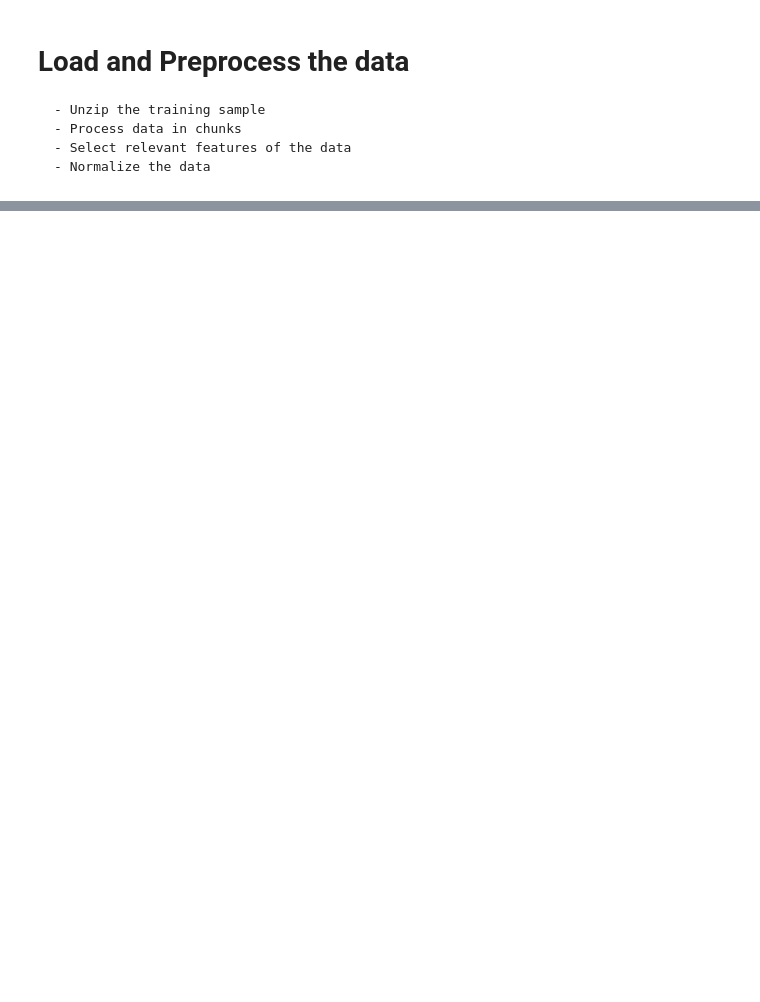
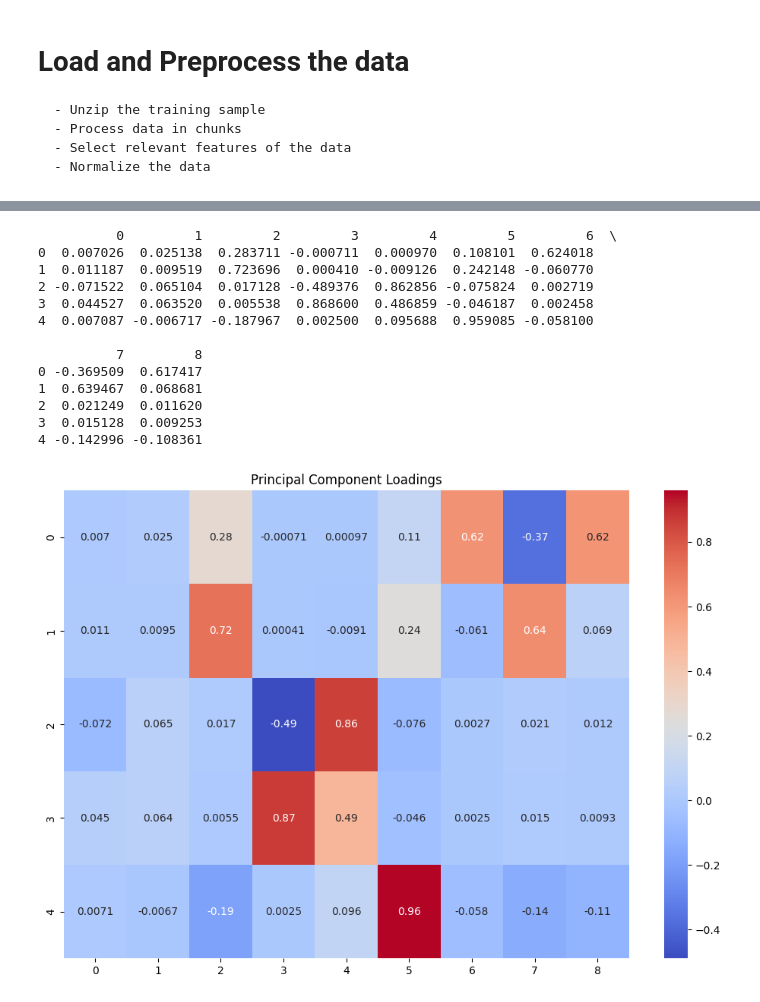
Before and after one commit to herormo/anomaly-detection-HEP, a Jupyter notebook: main.ipynb, the cells around one changed output, grey strips where cells are left out. Cells and saved outputs as stored; diff of their text form; code cells hidden in the pictures; blank space fills up the shorter version.

```diff
--- a/main.ipynb
+++ b/main.ipynb
@@ -115,0 +168,28 @@ tensor([[-0.3279, -0.0070, -1.4202,  ..., -1.1444, -1.1566, -0.7123],
+# %%
+# Loadings of the principal components
+loadings = ipca.components_
+
+# DataFrame to visualize
+loadings_df = pd.DataFrame(loadings, columns=data_df.columns)
+print(loadings_df)
+
+# Plot the loadings
+plt.figure(figsize=(12, 8))
+sns.heatmap(loadings_df, annot=True, cmap='coolwarm')
+plt.title('Principal Component Loadings')
+plt.show()
+# %% [output]
+          0         1         2         3         4         5         6  \
+0  0.007026  0.025138  0.283711 -0.000711  0.000970  0.108101  0.624018
+1  0.011187  0.009519  0.723696  0.000410 -0.009126  0.242148 -0.060770
+2 -0.071522  0.065104  0.017128 -0.489376  0.862856 -0.075824  0.002719
+3  0.044527  0.063520  0.005538  0.868600  0.486859 -0.046187  0.002458
+4  0.007087 -0.006717 -0.187967  0.002500  0.095688  0.959085 -0.058100
+
+          7         8
+0 -0.369509  0.617417
+1  0.639467  0.068681
+2  0.021249  0.011620
+3  0.015128  0.009253
+4 -0.142996 -0.108361
+[figure, added]
```
Also changed, not shown: parts of 23 cells of this notebook, 1 other file.
